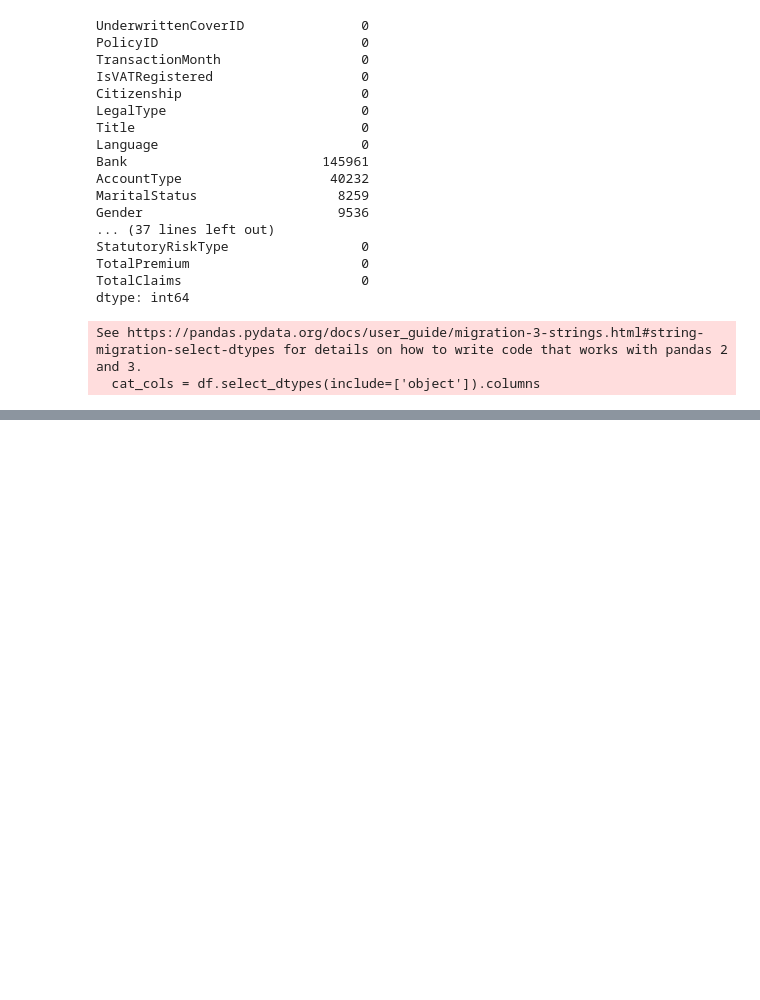
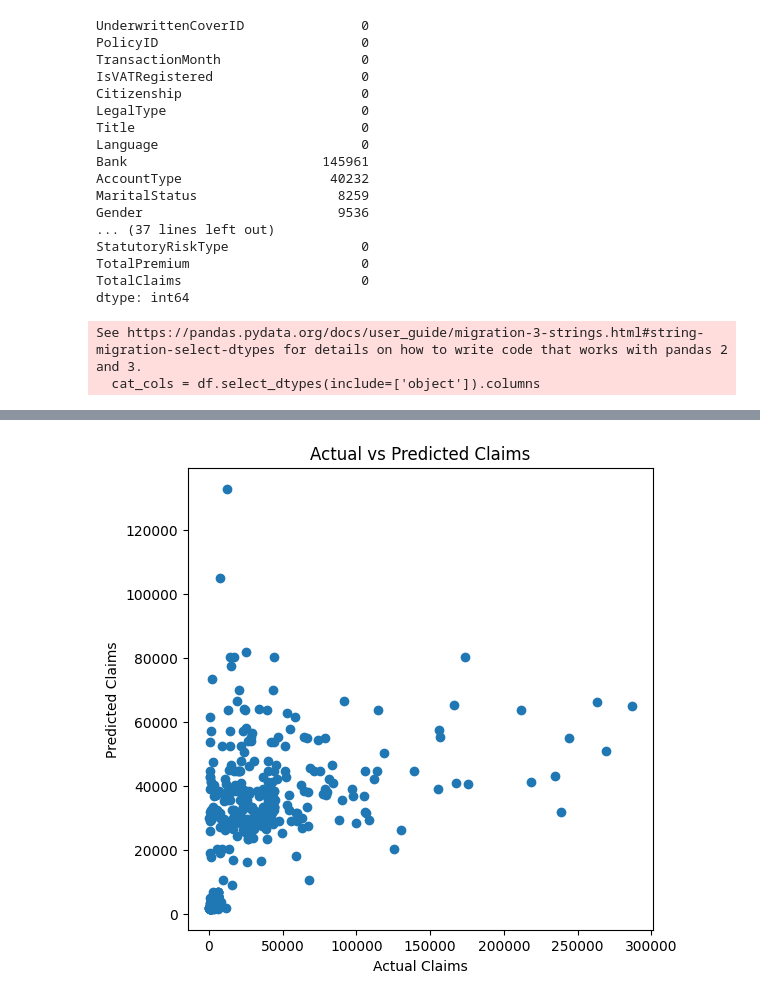
Before and after one commit to hawaebrahimhamid-png/insurance-risk-analytics, a Jupyter notebook: notebooks/03_modeling.ipynb, the cells around one changed output, grey strips where cells are left out. Cells and saved outputs as stored; diff of their text form; code cells hidden in the pictures; blank space fills up the shorter version.

```diff
--- a/notebooks/03_modeling.ipynb
+++ b/notebooks/03_modeling.ipynb
@@ -186,0 +472,9 @@ xgb_pred = xgb.predict(X_test)
+# %%
+from sklearn.model_selection import train_test_split
+
+X_train, X_test, y_train, y_test = train_test_split(
+    X_reg,
+    y_reg,
+    test_size=0.2,
+    random_state=42
+)
@@ -186,0 +512,16 @@ xgb_pred = xgb.predict(X_test)
+# %%
+from xgboost import XGBRegressor
+
+xgb = Pipeline([
+    ("preprocess", preprocess_reg),
+
+    ("model",
+     XGBRegressor(
+         n_estimators=50,
+         max_depth=5,
+         learning_rate=0.1,
+         random_state=42
+     ))
+])
+# %%
+xgb.fit(X_train, y_train)
@@ -186,0 +546,2 @@ xgb_pred = xgb.predict(X_test)
+# %%
+predicted_severity = xgb.predict(X_test)
@@ -186,0 +571,15 @@ xgb_pred = xgb.predict(X_test)
+# %%
+import matplotlib.pyplot as plt
+
+plt.figure(figsize=(6,6))
+
+plt.scatter(y_test, predicted_severity)
+
+plt.xlabel("Actual Claims")
+plt.ylabel("Predicted Claims")
+
+plt.title("Actual vs Predicted Claims")
+
+plt.show()
+# %% [output]
+[figure, added]
```
Also changed, not shown: parts of 40 cells of this notebook.
